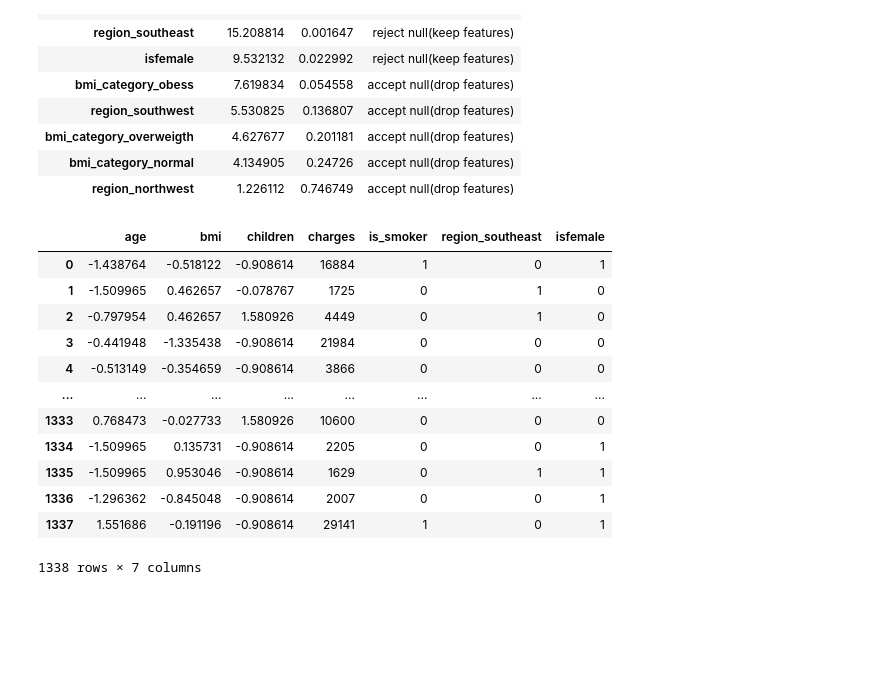
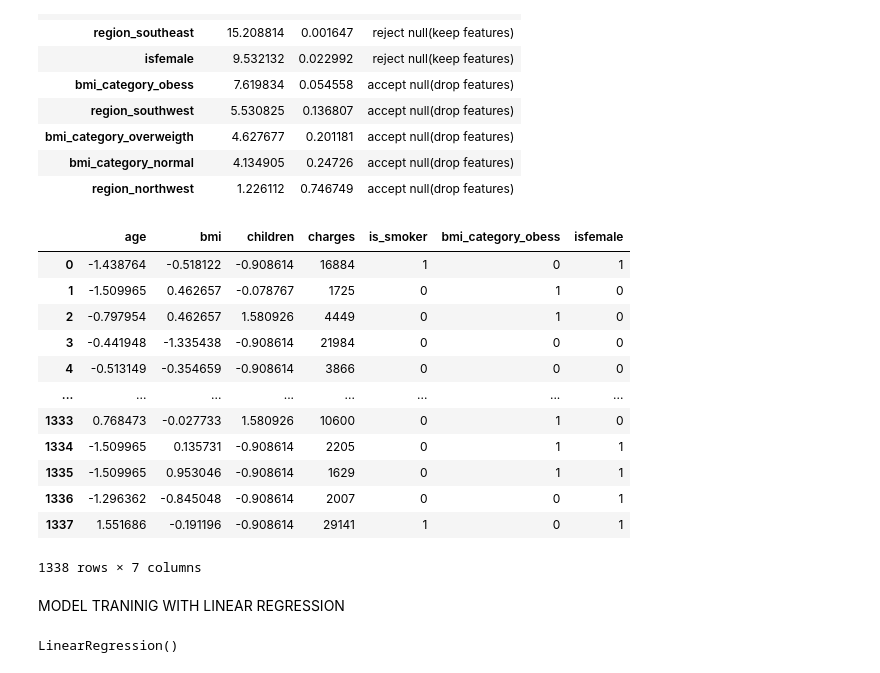
Before and after one commit to YashBora21/Machine-Learning, a Jupyter notebook: EDA/Isurance_Project.ipynb, the cells around one changed output. Cells and saved outputs as stored; diff of their text form; code cells hidden in the pictures; blank space fills up the shorter version.

```diff
--- a/EDA/Isurance_Project.ipynb
+++ b/EDA/Isurance_Project.ipynb
@@ -320,19 +321,21 @@ chi_df
 | bmi_category_normal | 4.134905 | 0.24726 | accept null(drop features) |
 | region_northwest | 1.226112 | 0.746749 | accept null(drop features) |
 # %%
-final_df=df_cleaned2[['age','bmi','children','charges','is_smoker','bmi_category_obess','region_southeast', 'isfemale']]
+final_df=df_cleaned2[['age','bmi','children','charges','is_smoker','bmi_category_obess', 'isfemale']]
 final_df
 # %% [output]
-|  | age | bmi | children | charges | is_smoker | region_southeast | isfemale |
+|  | age | bmi | children | charges | is_smoker | bmi_category_obess | isfemale |
 | 0 | -1.438764 | -0.518122 | -0.908614 | 16884 | 1 | 0 | 1 |
 | 1 | -1.509965 | 0.462657 | -0.078767 | 1725 | 0 | 1 | 0 |
 | 2 | -0.797954 | 0.462657 | 1.580926 | 4449 | 0 | 1 | 0 |
 | 3 | -0.441948 | -1.335438 | -0.908614 | 21984 | 0 | 0 | 0 |
 | 4 | -0.513149 | -0.354659 | -0.908614 | 3866 | 0 | 0 | 0 |
 | ... | ... | ... | ... | ... | ... | ... | ... |
-| 1333 | 0.768473 | -0.027733 | 1.580926 | 10600 | 0 | 0 | 0 |
-| 1334 | -1.509965 | 0.135731 | -0.908614 | 2205 | 0 | 0 | 1 |
+| 1333 | 0.768473 | -0.027733 | 1.580926 | 10600 | 0 | 1 | 0 |
+| 1334 | -1.509965 | 0.135731 | -0.908614 | 2205 | 0 | 1 | 1 |
 | 1335 | -1.509965 | 0.953046 | -0.908614 | 1629 | 0 | 1 | 1 |
 | 1336 | -1.296362 | -0.845048 | -0.908614 | 2007 | 0 | 0 | 1 |
 | 1337 | 1.551686 | -0.191196 | -0.908614 | 29141 | 1 | 0 | 1 |
 1338 rows × 7 columns
+# %% [markdown]
+MODEL TRANINIG WITH LINEAR REGRESSION
@@ -338,0 +353,5 @@ final_df
+# %%
+model=LinearRegression()
+model.fit(x_train,y_train)
+# %% [output]
+LinearRegression()
```
Also changed, not shown: parts of 8 cells of this notebook.
